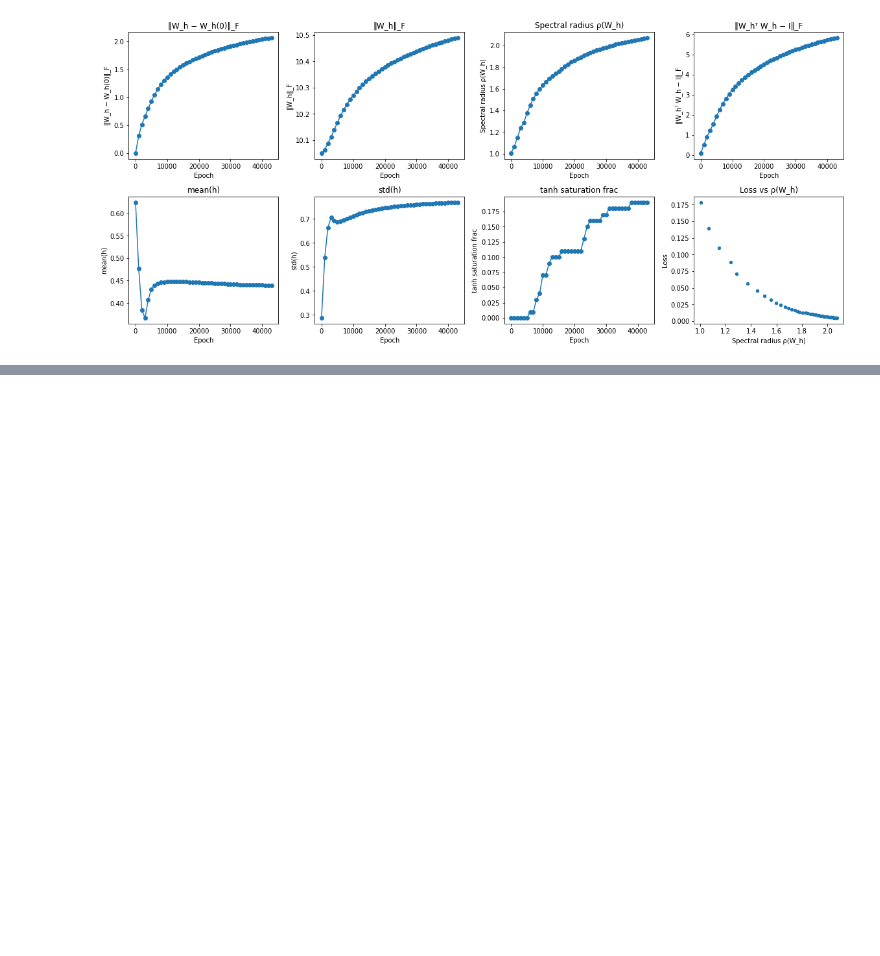
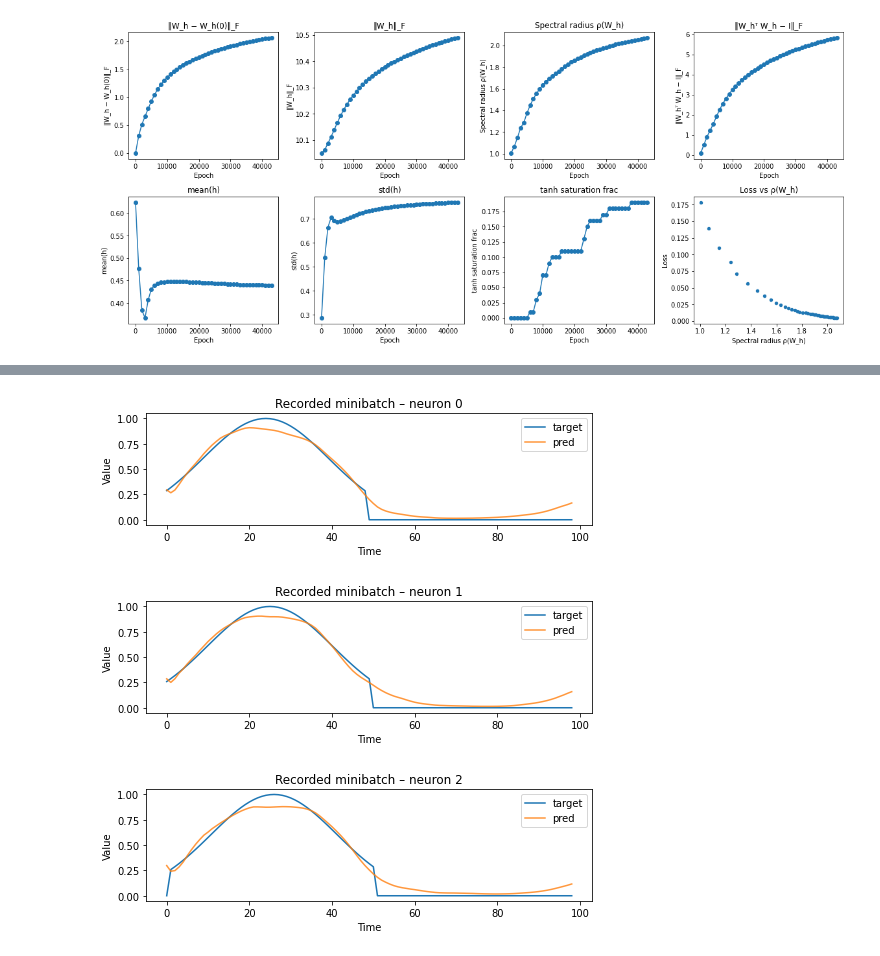
Before and after one commit to margotwagner/HCPrediction, a Jupyter notebook: notebooks/analyze-results.ipynb, the cells around one changed output, grey strips where cells are left out. Cells and saved outputs as stored; diff of their text form; code cells hidden in the pictures; blank space fills up the shorter version.

```diff
--- a/notebooks/analyze-results.ipynb
+++ b/notebooks/analyze-results.ipynb
@@ -165,0 +185,6 @@ plot_metrics(cshift_metrics)
+# %%
+show_predictions(cshift_data)
+# %% [output]
+[figure, added]
+[figure, added]
+[figure, added]
```
Also changed, not shown: parts of 19 cells of this notebook, 6 other files.
